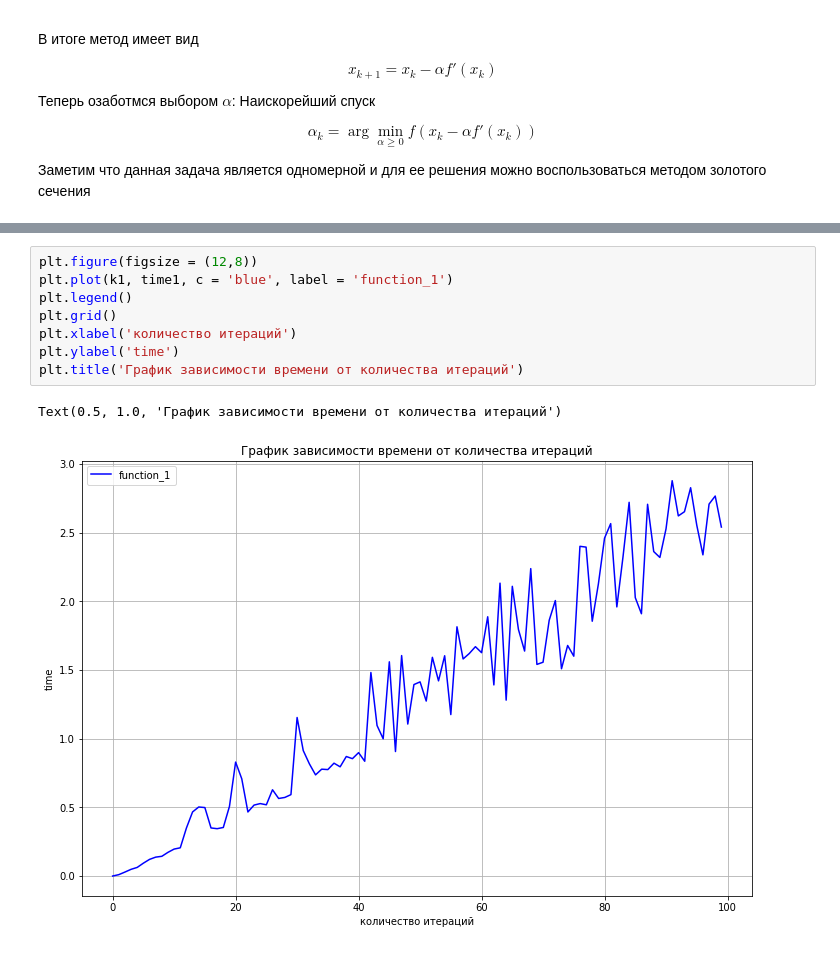
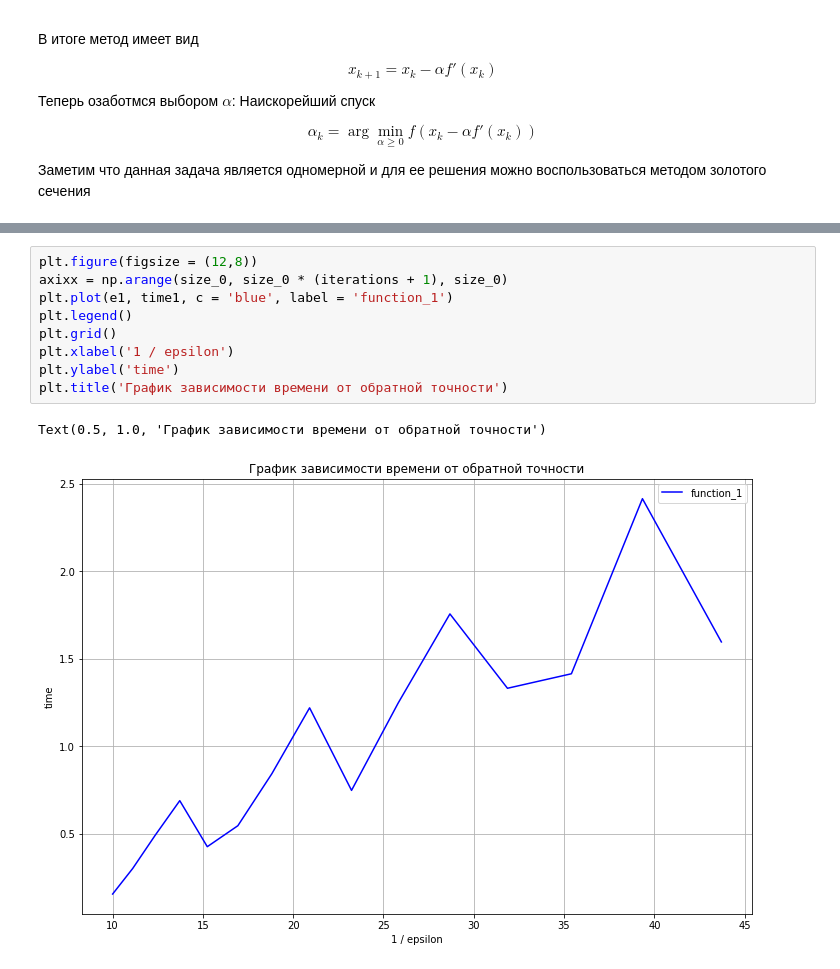
Before and after one commit to EvgeniaKomleva/OptimizationMethods, a Jupyter notebook: GradientnySpusk (1).ipynb, the cells around one changed output, grey strips where cells are left out. Saved outputs shown, nothing was run; the diff lists cells and outputs as text.

```diff
--- a/GradientnySpusk (1).ipynb
+++ b/GradientnySpusk (1).ipynb
@@ -216,11 +136,12 @@ for i in range (iteration):
 # %%
 plt.figure(figsize = (12,8))
-plt.plot(k1, time1, c = 'blue', label = 'function_1')
+axixx = np.arange(size_0, size_0 * (iterations + 1), size_0)
+plt.plot(e1, time1, c = 'blue', label = 'function_1')
 plt.legend()
 plt.grid()
-plt.xlabel('количество итераций')
+plt.xlabel('1 / epsilon')
 plt.ylabel('time')
-plt.title('График зависимости времени от количества итераций')
+plt.title('График зависимости времени от обратной точности')
 # %% [output]
-Text(0.5, 1.0, 'График зависимости времени от количества итераций')
+Text(0.5, 1.0, 'График зависимости времени от обратной точности')
-[figure, old version]
+[figure, new version]
```
Also changed, not shown: parts of 6 cells of this notebook, 1 other file.
